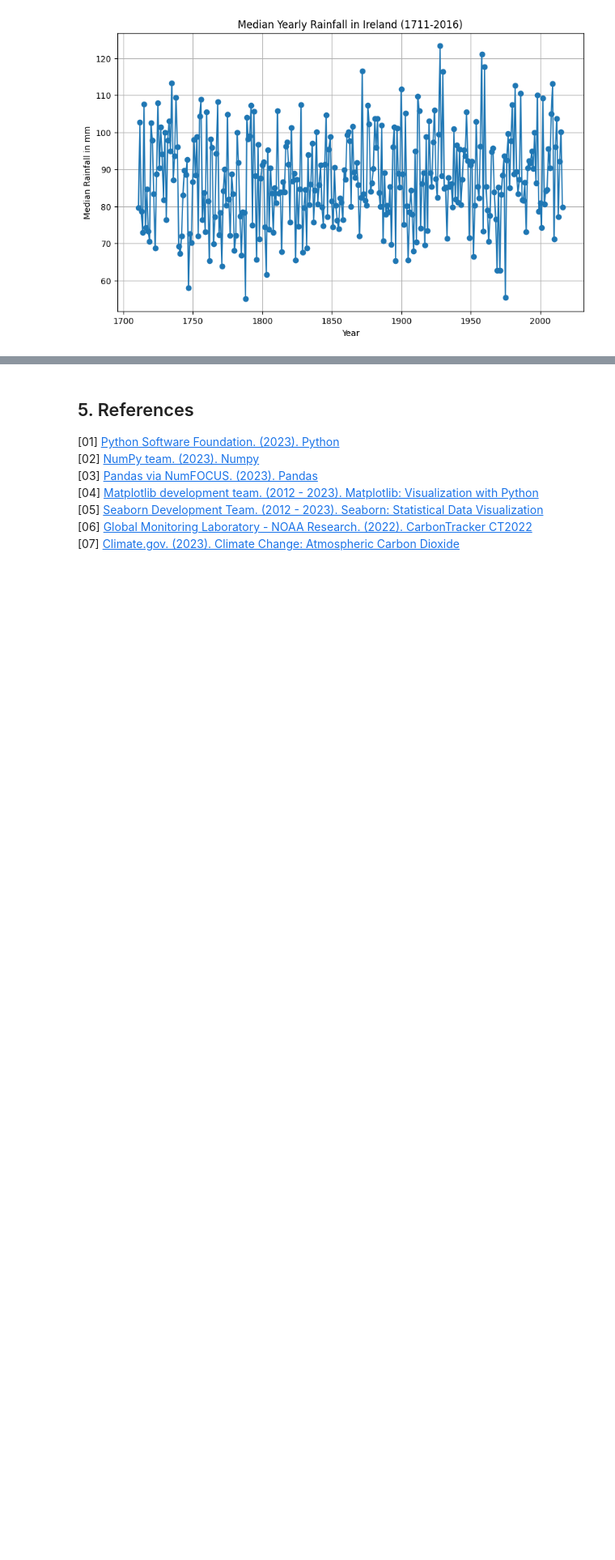
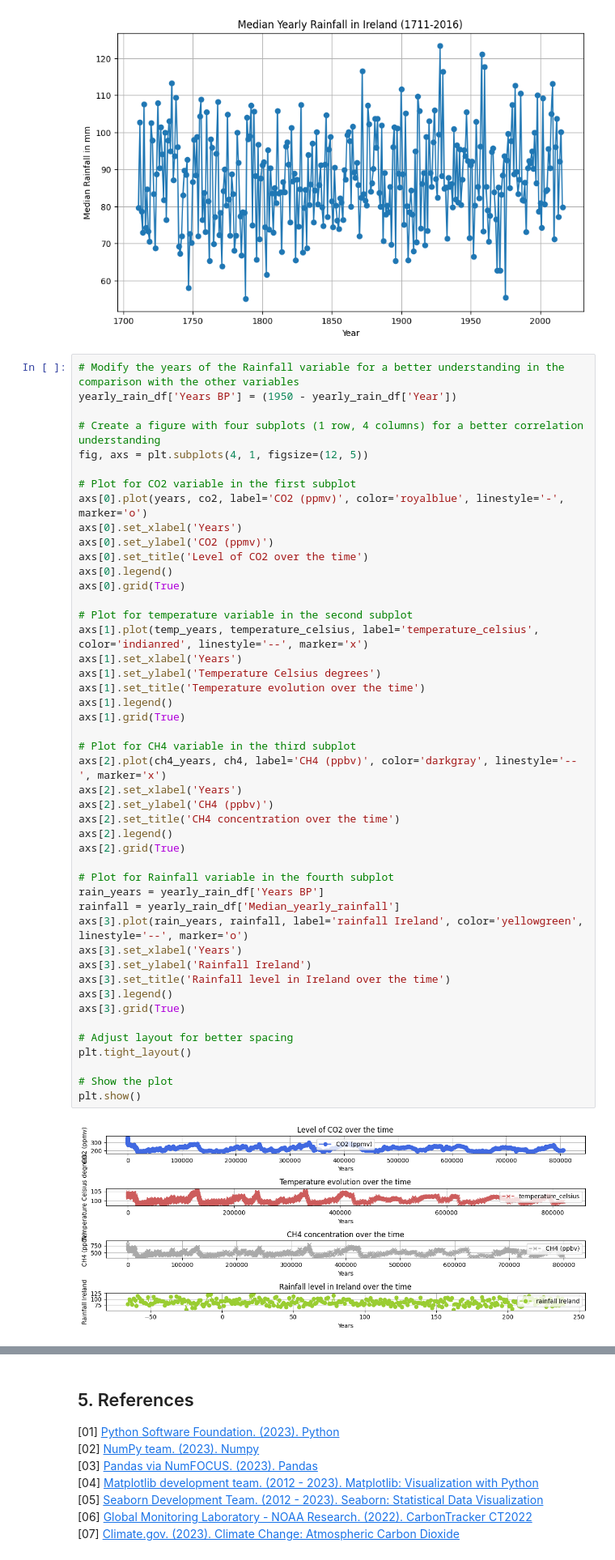
Before and after one commit to StefaniaVerduga/PfDA-project-2, a Jupyter notebook: PfDA-project-2.ipynb, the cells around one changed output, grey strips where cells are left out. Shown at 81% size. Saved outputs shown, nothing was run; the diff lists cells and outputs as text; blank space fills up the shorter version.

```diff
--- a/PfDA-project-2.ipynb
+++ b/PfDA-project-2.ipynb
@@ -320,6 +321,54 @@ plt.grid(True)
 plt.show()
 # %% [output]
 [figure]
+# %%
+# Modify the years of the Rainfall variable for a better understanding in the comparison with the other variables
+yearly_rain_df['Years BP'] = (1950 - yearly_rain_df['Year'])
+
+# Create a figure with four subplots (1 row, 4 columns) for a better correlation understanding
+fig, axs = plt.subplots(4, 1, figsize=(12, 5))
+
+# Plot for CO2 variable in the first subplot
+axs[0].plot(years, co2, label='CO2 (ppmv)', color='royalblue', linestyle='-', marker='o')
+axs[0].set_xlabel('Years')
+axs[0].set_ylabel('CO2 (ppmv)')
+axs[0].set_title('Level of CO2 over the time')
+axs[0].legend()
+axs[0].grid(True)
+
+# Plot for temperature variable in the second subplot
+axs[1].plot(temp_years, temperature_celsius, label='temperature_celsius', color='indianred', linestyle='--', marker='x')
+axs[1].set_xlabel('Years')
+axs[1].set_ylabel('Temperature Celsius degrees')
+axs[1].set_title('Temperature evolution over the time')
+axs[1].legend()
+axs[1].grid(True)
+
+# Plot for CH4 variable in the third subplot
+axs[2].plot(ch4_years, ch4, label='CH4 (ppbv)', color='darkgray', linestyle='--', marker='x')
+axs[2].set_xlabel('Years')
+axs[2].set_ylabel('CH4 (ppbv)')
+axs[2].set_title('CH4 concentration over the time')
+axs[2].legend()
+axs[2].grid(True)
+
+# Plot for Rainfall variable in the fourth subplot
+rain_years = yearly_rain_df['Years BP']
+rainfall = yearly_rain_df['Median_yearly_rainfall']
+axs[3].plot(rain_years, rainfall, label='rainfall Ireland', color='yellowgreen', linestyle='--', marker='o')
+axs[3].set_xlabel('Years')
+axs[3].set_ylabel('Rainfall Ireland')
+axs[3].set_title('Rainfall level in Ireland over the time')
+axs[3].legend()
+axs[3].grid(True)
+
+# Adjust layout for better spacing
+plt.tight_layout()
+
+# Show the plot
+plt.show()
+# %% [output]
+[figure, added]
 # %%
 # Merge the variable CO2 and Temperature in the same dataframe
 # It is necessary to rename the columns, so that we will have consistent information once merged
```
Also changed, not shown: parts of 3 cells of this notebook, 4 other files.
